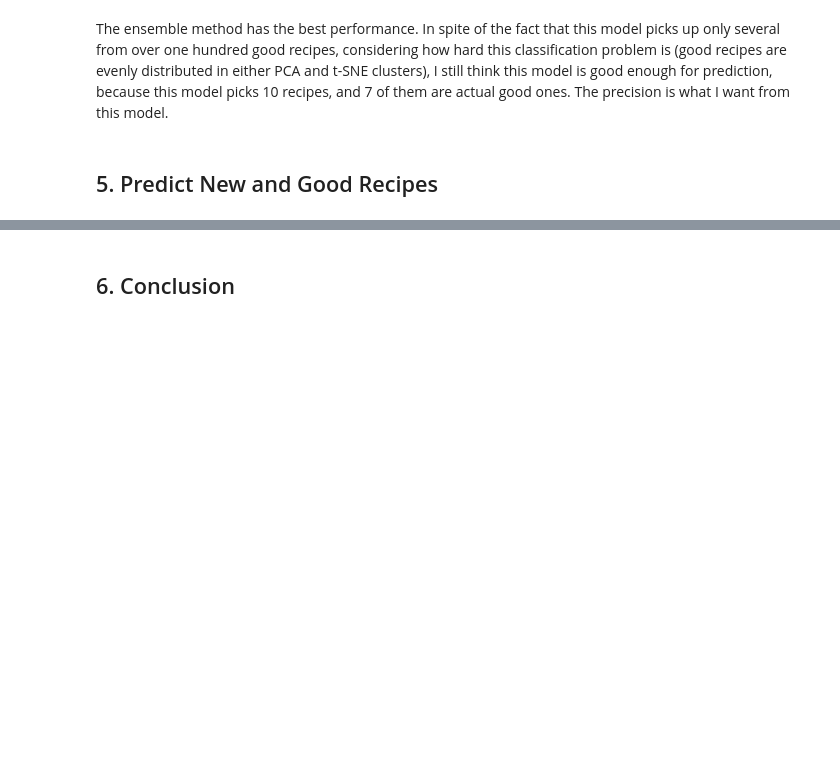
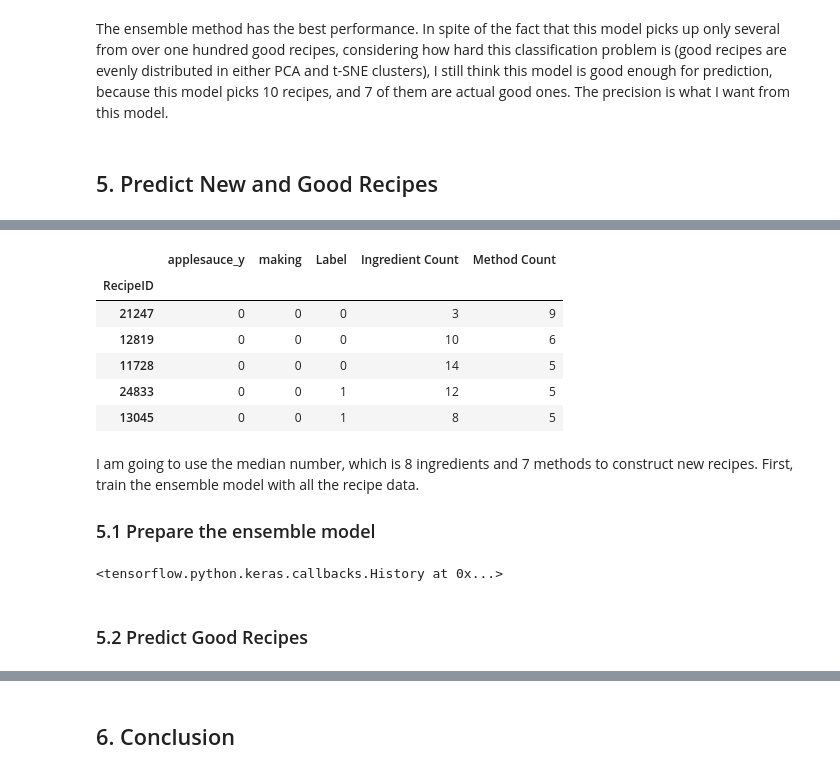
Before and after one commit to corrimare/recipe, a Jupyter notebook: notebooks/recipe.ipynb, the cells around one changed output, grey strips where cells are left out. Saved outputs shown, nothing was run; the diff lists cells and outputs as text; code cells hidden in the pictures; blank space fills up the shorter version.

```diff
--- a/notebooks/recipe.ipynb
+++ b/notebooks/recipe.ipynb
@@ -1869,0 +1924,72 @@ data.shape
+# %%
+data0.iloc[-5:, -5:]
+# %% [output]
+|  | applesauce_y | making | Label | Ingredient Count | Method Count |
+| RecipeID |  |  |  |  |  |
+| 21247 | 0 | 0 | 0 | 3 | 9 |
+| 12819 | 0 | 0 | 0 | 10 | 6 |
+| 11728 | 0 | 0 | 0 | 14 | 5 |
+| 24833 | 0 | 0 | 1 | 12 | 5 |
+| 13045 | 0 | 0 | 1 | 8 | 5 |
+# %% [markdown]
+I am going to use the median number, which is 8 ingredients and 7 methods to construct new recipes. First, train the ensemble model with all the recipe data.
+
+### 5.1 Prepare the ensemble model
+# %%
+############################################
+# Train the model with all the recipe data
+############################################
+X_train_final=data.drop(columns='Label')
+y_train_final=data['Label']
+##################################################
+param=(0.9, 0.8, 0.8, 0.5, 0.0, 2.7)
+##################################################
+# LightGBM
+##################################################
+lgbmodel=lgb.train(param_lgb, lgb.Dataset(X_train_final, label=y_train_final), 100)
+##################################################
+# SVM
+##################################################
+C, degree, gamma, kernel=param_svm
+svm=SVC(C=C, degree=degree, gamma=gamma, kernel=kernel, probability=True)
+svm.fit(X_train_final, y_train_final)
+########################################
+# CatBoost
+########################################
+train_dataset=cb.Pool(X_train_final, y_train_final, cat_features=[0, 1])
+catboost=cb.CatBoostClassifier(loss_function='Logloss', eval_metric='Accuracy', silent=True,
+                                      learning_rate=param_catboost['learning_rate'][0],
+                                       depth=param_catboost['depth'][0],
+                                      l2_leaf_reg=param_catboost['l2_leaf_reg'][0],
+                                      iterations=param_catboost['iterations'][0])
+catboost.fit(train_dataset, verbose=False)
+#######################################
+# XGBoost
+#######################################
+learning_rate, n_estimators, max_depth, subsample=param_xgboost
+xgboost=xgb.XGBClassifier(objective='binary:logistic',
+                        learning_rate=learning_rate,
+                        n_estimators=n_estimators,
+                        max_depth=max_depth,
+                        subsample=subsample,
+                        verbosity=0)
+xgboost.fit(X_train_final, y_train_final)
+#######################################
+# Neural Networks
+#######################################
+learning_rate, dropout_rate, neurous_per_layer, batch_size=param_neural
+####################################
+neural=keras.Sequential()
+neural.add(keras.layers.Flatten(input_shape=(X_train_final.shape[1],)))
+neural.add(keras.layers.Dropout(rate=dropout_rate))
+neural.add(keras.layers.Dense(neurous_per_layer, activation=tf.nn.relu))
+neural.add(keras.layers.Dense(neurous_per_layer, activation=tf.nn.relu))
+neural.add(keras.layers.Dense(1, activation=tf.nn.sigmoid))
+neural.compile(optimizer=tf.keras.optimizers.Adam(learning_rate=learning_rate),
+              loss='binary_crossentropy',
+              metrics=['accuracy'])
+neural.fit(X_train_final, y_train_final, epochs=50, batch_size=batch_size, verbose=0)
+# %% [output]
+<tensorflow.python.keras.callbacks.History at 0x...>
+# %% [markdown]
+### 5.2 Predict Good Recipes
```
Also changed, not shown: parts of 19 cells of this notebook.
